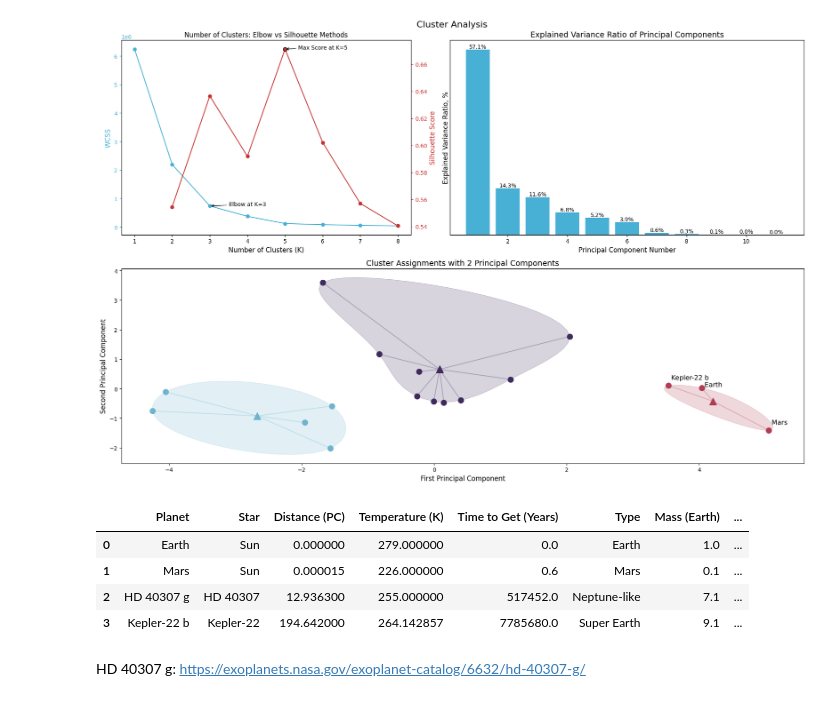
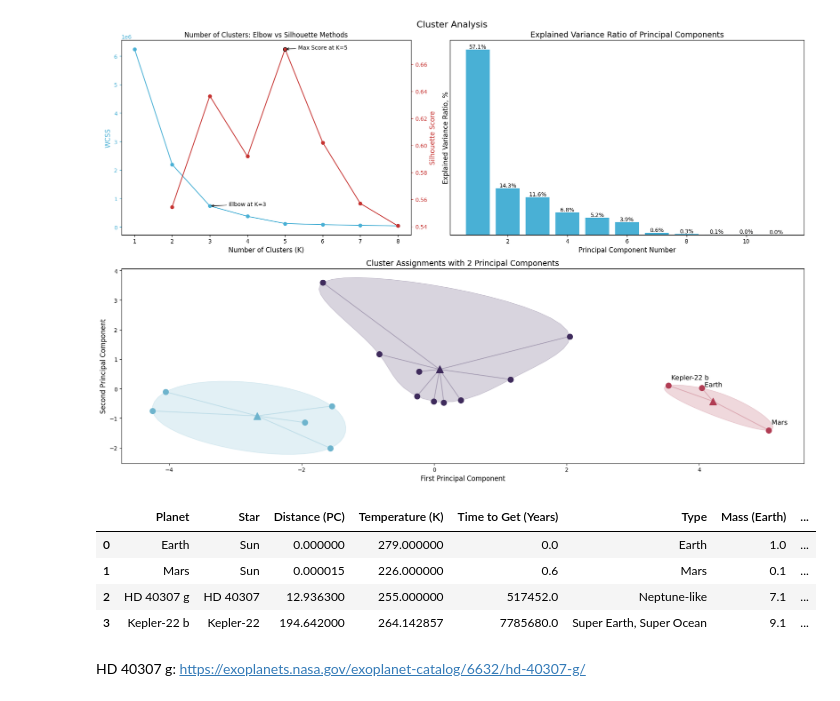
Before and after one commit to ztsv-av/mads_data_visualization, a Jupyter notebook: main.ipynb, the cells around one changed output. Saved outputs shown, nothing was run; the diff lists cells and outputs as text; code cells hidden in the pictures.

```diff
--- a/main.ipynb
+++ b/main.ipynb
@@ -859,23 +859,23 @@ plt.show()
 # %%
 habitable_close = pd.concat([
     earth[['pl_name', 'hostname', 'sy_dist', 'pl_eqt']],
     mars[['pl_name', 'hostname', 'sy_dist', 'pl_eqt']],
     habitable_exo_dist.loc[[habitable_exo_dist['sy_dist'].idxmin()]],
     habitable_exo_dist[habitable_exo_dist['pl_name']=='Kepler-22 b']
 ]).reset_index().drop(columns=['index'])
 habitable_close = habitable_close.rename(columns={'pl_name': 'Planet', 'hostname': 'Star', 'sy_dist': 'Distance (PC)', 'pl_eqt': 'Temperature (K)'})
 habitable_close['Time to Get (Years)'] = [0, 0.6, 517452, 7785680]
-habitable_close['Type'] = ['Earth', 'Mars', 'Neptune-like', 'Super Earth']
+habitable_close['Type'] = ['Earth', 'Mars', 'Neptune-like', 'Super Earth, Super Ocean']
 habitable_close['Mass (Earth)'] = [1, 0.1, 7.1, 9.1]
 habitable_close['Radius (Earth)'] = [1, 0.5, 2.6, 2.1]
 habitable_close['Orbital Period (days)'] = [365, 687, 197.8, 289.9]
 habitable_close
 # %% [output]
 |  | Planet | Star | Distance (PC) | Temperature (K) | Time to Get (Years) | Type | Mass (Earth) | ... |
 | 0 | Earth | Sun | 0.000000 | 279.000000 | 0.0 | Earth | 1.0 | ... |
 | 1 | Mars | Sun | 0.000015 | 226.000000 | 0.6 | Mars | 0.1 | ... |
 | 2 | HD 40307 g | HD 40307 | 12.936300 | 255.000000 | 517452.0 | Neptune-like | 7.1 | ... |
-| 3 | Kepler-22 b | Kepler-22 | 194.642000 | 264.142857 | 7785680.0 | Super Earth | 9.1 | ... |
+| 3 | Kepler-22 b | Kepler-22 | 194.642000 | 264.142857 | 7785680.0 | Super Earth, Super Ocean | 9.1 | ... |
 # %% [markdown]
 HD 40307 g: https://exoplanets.nasa.gov/exoplanet-catalog/6632/hd-40307-g/
 # %% [markdown]
```
Also changed, not shown: parts of 1 cell of this notebook.
